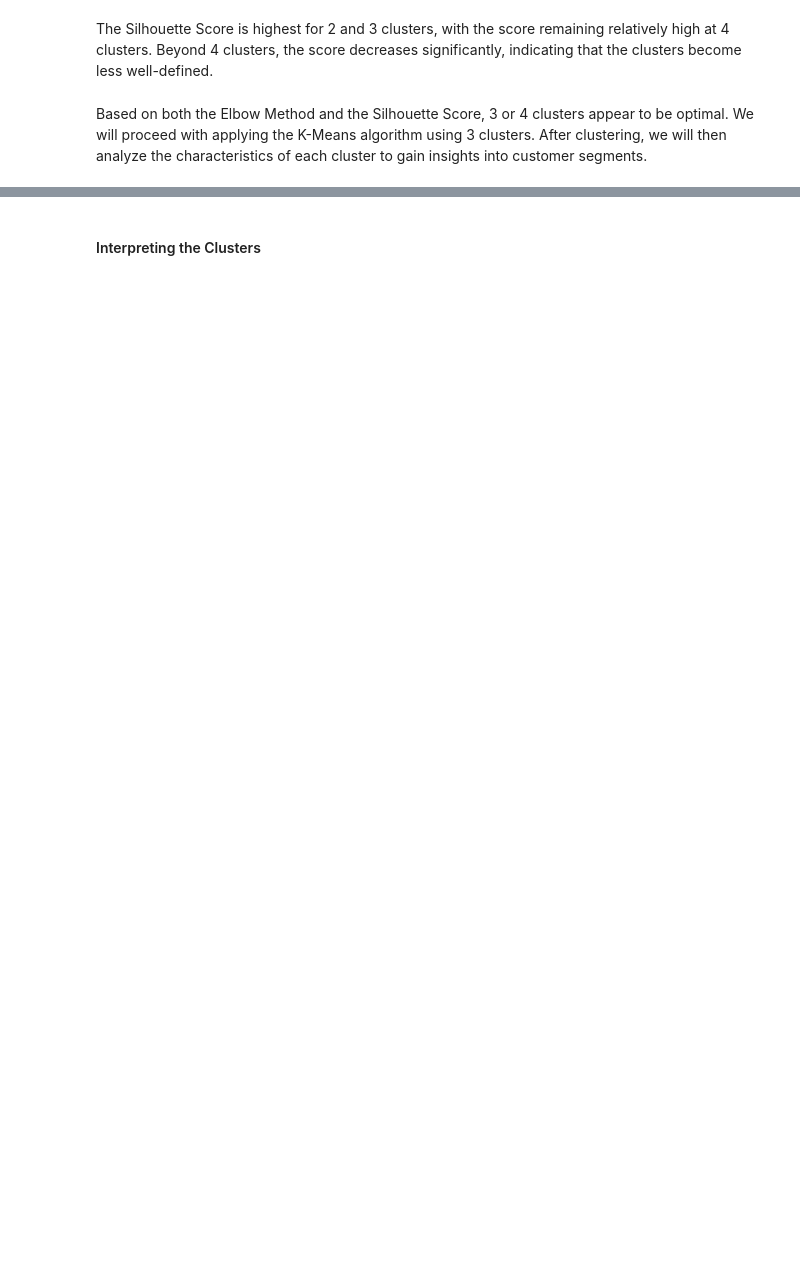
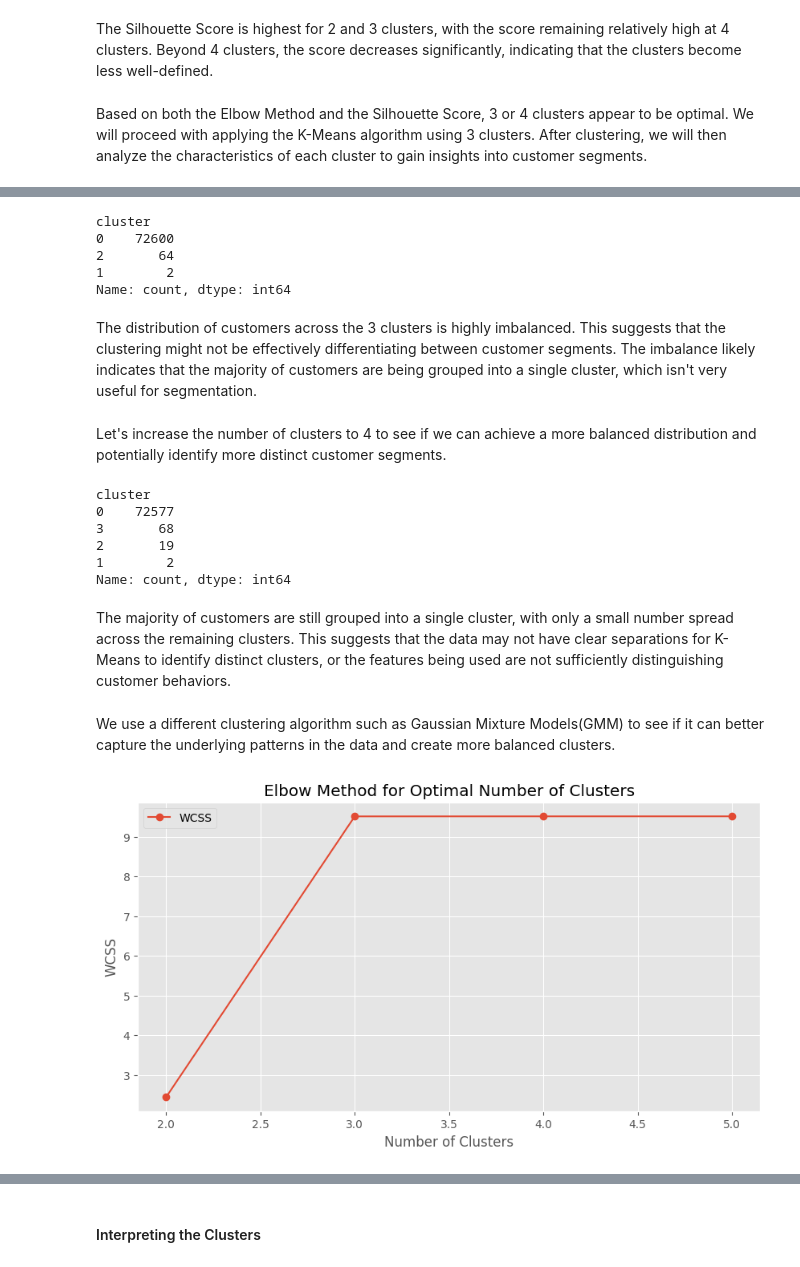
Before and after one commit to mbuvimuia/AdidasSmartRecs, a Jupyter notebook: notebook.ipynb, the cells around one changed output, grey strips where cells are left out. Cells and saved outputs as stored; diff of their text form; code cells hidden in the pictures; blank space fills up the shorter version.

Commit message:
Update modelling - clustering

```diff
--- a/notebook.ipynb
+++ b/notebook.ipynb
@@ -823,0 +845,65 @@ cluster
+# %%
+
+# Apply K-Means clustering with 3 clusters
+kmeans = KMeans(n_clusters=3, random_state=42)
+customer_data['cluster'] = kmeans.fit_predict(pca_components)
+
+# Display the Number of Customers in each Cluster
+customer_data['cluster'].value_counts()
+# %% [output]
+cluster
+0    72600
+2       64
+1        2
+Name: count, dtype: int64
+# %% [markdown]
+The distribution of customers across the 3 clusters is highly imbalanced. This suggests that the clustering might not be effectively differentiating between customer segments. The imbalance likely indicates that the majority of customers are being grouped into a single cluster, which isn't very useful for segmentation.
+# %% [markdown]
+Let's increase the number of clusters to 4 to see if we can achieve a more balanced distribution and potentially identify more distinct customer segments.
+# %%
+# Apply K-Means clustering with 3 clusters
+kmeans = KMeans(n_clusters=4, random_state=42)
+customer_data['cluster'] = kmeans.fit_predict(pca_components)
+
+# Display the Number of Customers in each Cluster
+customer_data['cluster'].value_counts()
+# %% [output]
+cluster
+0    72577
+3       68
+2       19
+1        2
+Name: count, dtype: int64
+# %% [markdown]
+The majority of customers are still grouped into a single cluster, with only a small number spread across the remaining clusters. This suggests that the data may not have clear separations for K-Means to identify distinct clusters, or the features being used are not sufficiently distinguishing customer behaviors.
+# %% [markdown]
+We use a different clustering algorithm such as Gaussian Mixture Models(GMM) to see if it can better capture the underlying patterns in the data and create more balanced clusters.
+# %%
+from sklearn.mixture import GaussianMixture
+
+# Elbow Method to determine the optimal number of clusters
+wcss = []
+silhouette_scores = []
+
+# Testing KMeans with different cluster sizes
+for i in range(2, 6):
+    gaussianmixture = GaussianMixture(n_components=i, random_state=42)
+    gaussianmixture.fit(pca_components)
+
+    # Calculate WCSS (Within-Cluster Sum of Squares)
+    wcss.append(gaussianmixture.score(pca_components))
+
+    # Calculate Silhouette Score
+    score = silhouette_score(pca_components, gaussianmixture.predict(pca_components))
+    silhouette_scores.append(score)
+
+# Plot the Elbow Method results
+plt.figure(figsize=(10, 5))
+plt.plot(range(2, 6), wcss, marker='o', label='WCSS')
+plt.title('Elbow Method for Optimal Number of Clusters')
+plt.xlabel('Number of Clusters')
+plt.ylabel('WCSS')
+plt.legend()
+plt.show()
+# %% [output]
+[figure, added]
```
Also changed, not shown: parts of 27 cells of this notebook.
